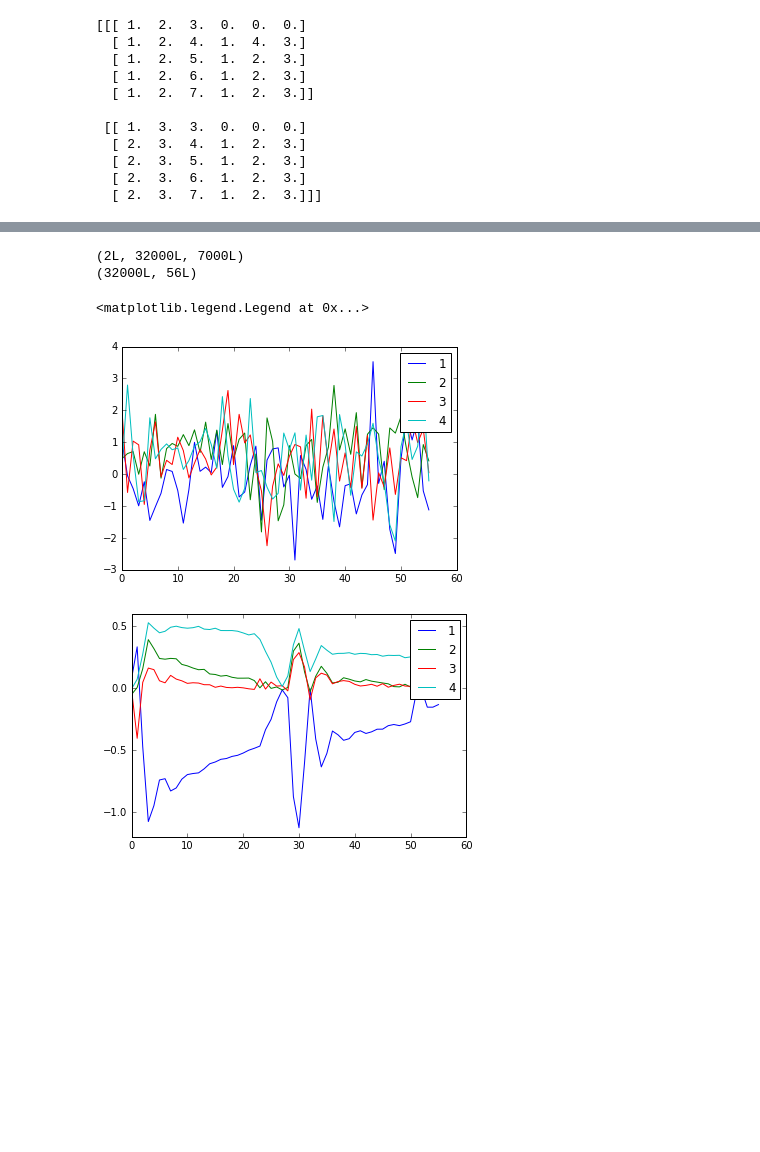
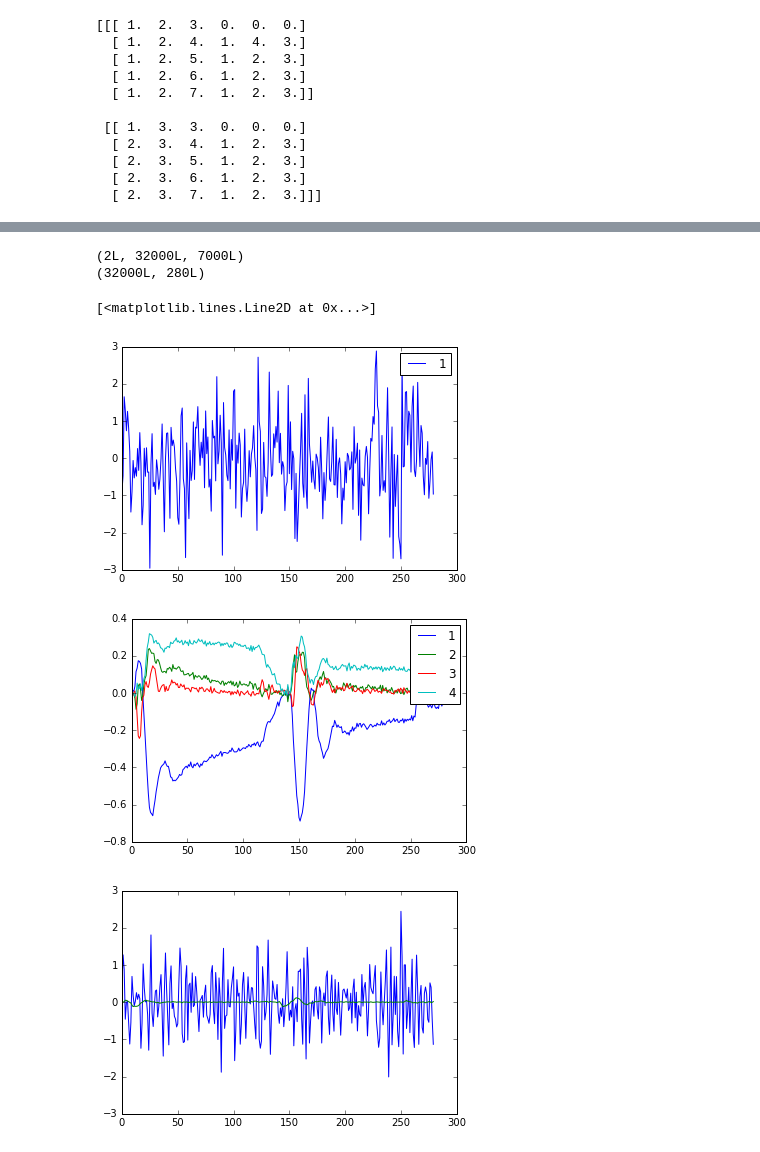
Before and after one commit to dennischenfeng/qnl_qmtrajproj, a Jupyter notebook: SWInt_SVM_v2.ipynb, the cells around one changed output, grey strips where cells are left out. Drawn from its saved outputs; the diff is of its cells as text; code cells hidden in the pictures; blank space fills up the shorter version.

```diff
--- a/SWInt_SVM_v2.ipynb
+++ b/SWInt_SVM_v2.ipynb
@@ -398,27 +405,65 @@ Shape of raw data:  (2L, 10000L, 4L, 7000L)
 train and test data demodded
+# %%
+def __formatIntoFeatureVectorsAndLabels(traj, labels):
+    """
+    Helper function. Converts the traj and labels into a feature vector matrix (design matrix) and a labels array, which is the proper format to input into the SVM.
+    :param traj: the demodded trajectories in an np array, with 3 indices: iqIndex, trajIndex, timeIndex
+    :param labels: the labels corresponding to the trajectories, 1d np array
+    :return: scaled (i.e. mean removal and scaled variance to 1) inputVectors (each feature vector is the I vector concatted with the Q vector); and labels_ggexc (labels for each trajectory, 0 for gg, 1 for exc)
+    """
+    slotSize = 50
+
+    numTotalTraj = traj.shape[1]
+    numTimeBins = traj.shape[2]  # 5000 #num time bins per traj
+
+    #: get inputVectors and labels_ggexc
+    ###
+    numSlots = numTimeBins / slotSize  # num slots per traj
+
+    traj_slotted = np.reshape(traj, (2, numTotalTraj, numSlots, slotSize)).mean(3)
+
+    inputVectors = np.concatenate((traj_slotted[0, :, :], traj_slotted[1, :, :]), axis=1) #sample vectors to input into the SVM;
+    labels_ggexc = np.array([0 if labels[i]==0 else 1 for i in np.arange(numTotalTraj) ]) # this groups gg as label 0, and exc as label 1
+
+    inputVectors = preprocessing.scale(inputVectors)
+
+#     if self.usePCA:
+#         if fitNewPCA:
+#             self.pca = PCA(n_components=20, whiten=True)
+#             self.pca.fit(inputVectors)
+#             print 'PCA explained variance ratio: ', self.pca.explained_variance_ratio_
+
+#         inputVectors = self.pca.transform(inputVectors)
+
+    return inputVectors, labels_ggexc
 # %%
 print traj_train.shape
 
 inputVectors, labels_ggexc = __formatIntoFeatureVectorsAndLabels(traj_train, labels_train)
 
 print inputVectors.shape
 
 
 plt.plot(inputVectors[0, :])
-plt.plot(inputVectors[8000, :])
-plt.plot(inputVectors[16000, :])
-plt.plot(inputVectors[24000, :])
+# plt.plot(inputVectors[8000, :])
+# plt.plot(inputVectors[16000, :])
+# plt.plot(inputVectors[24000, :])
 plt.legend([1,2,3,4])
 
 plt.figure()
 plt.plot(inputVectors[0:8000, :].mean(0))
 plt.plot(inputVectors[8000:16000, :].mean(0))
 plt.plot(inputVectors[16000:24000, :].mean(0))
 plt.plot(inputVectors[24000:32000, :].mean(0))
 plt.legend([1,2,3,4])
+
+plt.figure()
+plt.plot(np.gradient(inputVectors[0, :]))
+plt.plot(np.gradient(inputVectors[0:8000, :], axis=1).mean(0))
 # %% [output]
 (2L, 32000L, 7000L)
-(32000L, 56L)
+(32000L, 280L)
-<matplotlib.legend.Legend at 0x...>
+[<matplotlib.lines.Line2D at 0x...>]
-[figure, old version]
+[figure, new version]
-[figure, old version]
+[figure, new version]
+[figure, added]
```
Also changed, not shown: parts of 10 cells of this notebook, 2 other files.
